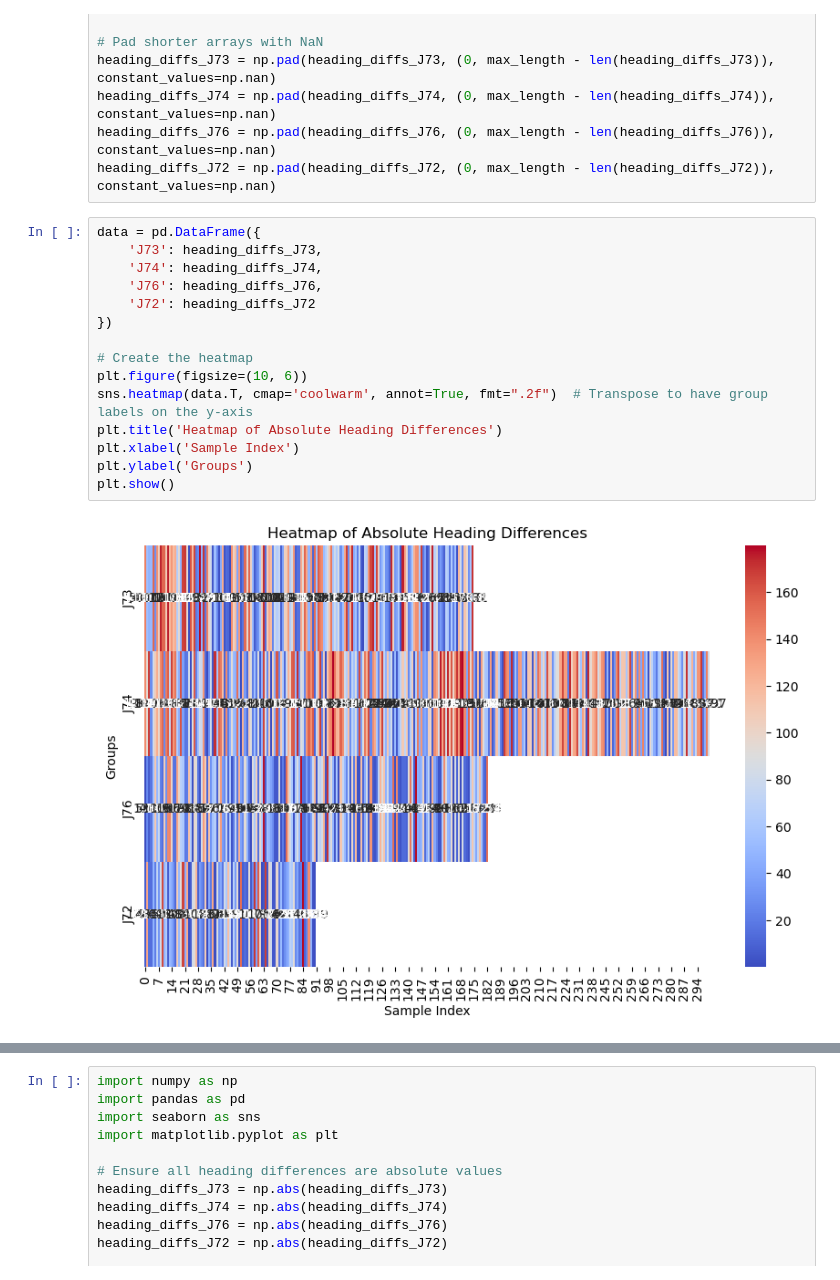
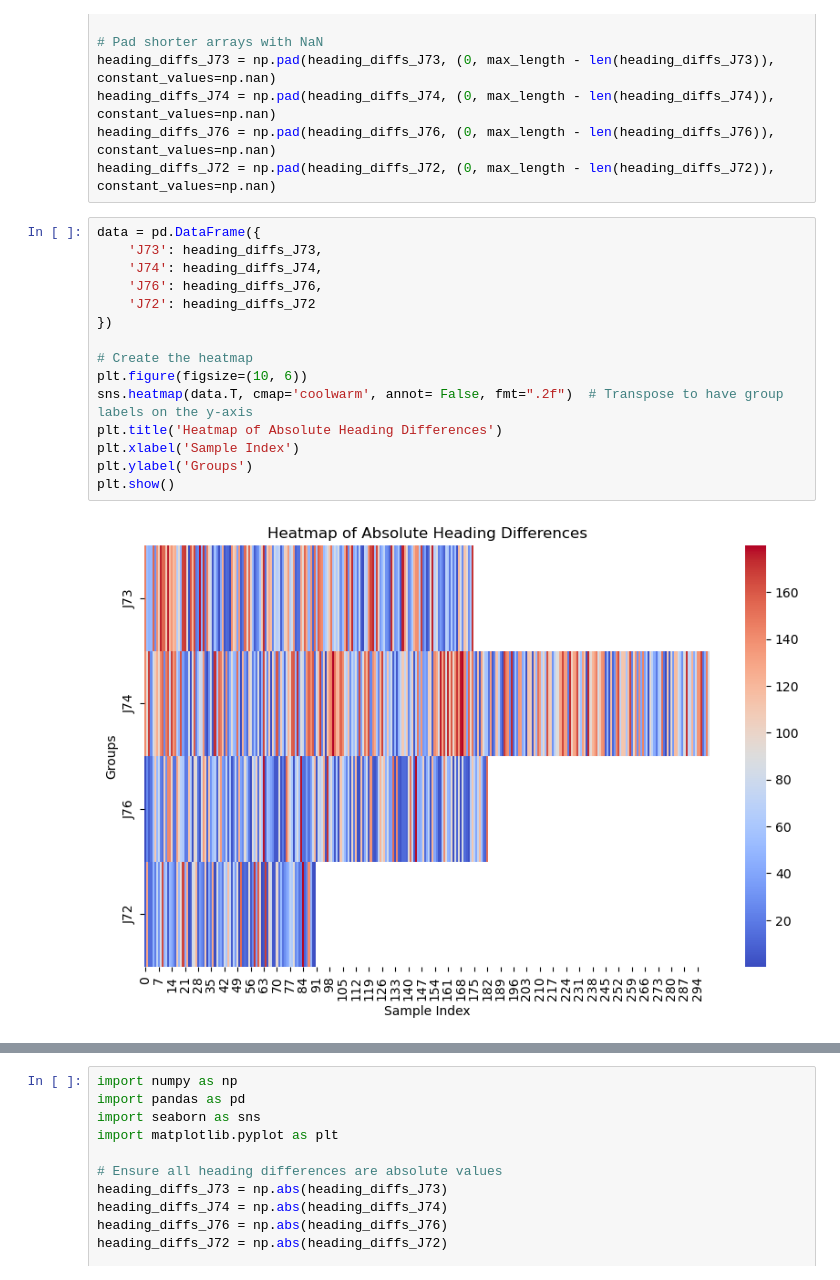
Before and after one commit to Shivammm123/FlyFlightBehavior, a Jupyter notebook: Free Flight Analysis Flies/Complete Analysis.ipynb, the cells around one changed output, grey strips where cells are left out. Drawn from its saved outputs; the diff is of its cells as text.

```diff
--- a/Free Flight Analysis Flies/Complete Analysis.ipynb
+++ b/Free Flight Analysis Flies/Complete Analysis.ipynb
@@ -965,20 +965,20 @@ heading_diffs_J72 = np.pad(heading_diffs_J72, (0, max_length - len(heading_diffs
 # %%
 data = pd.DataFrame({
     'J73': heading_diffs_J73,
     'J74': heading_diffs_J74,
     'J76': heading_diffs_J76,
     'J72': heading_diffs_J72
 })
 
 # Create the heatmap
 plt.figure(figsize=(10, 6))
-sns.heatmap(data.T, cmap='coolwarm', annot=True, fmt=".2f")  # Transpose to have group labels on the y-axis
+sns.heatmap(data.T, cmap='coolwarm', annot= False, fmt=".2f")  # Transpose to have group labels on the y-axis
 plt.title('Heatmap of Absolute Heading Differences')
 plt.xlabel('Sample Index')
 plt.ylabel('Groups')
 plt.show()
 # %% [output]
-[figure, old version]
+[figure, new version]
 # %%
 import numpy as np
 import pandas as pd
```
Also changed, not shown: parts of 1 cell of this notebook.
